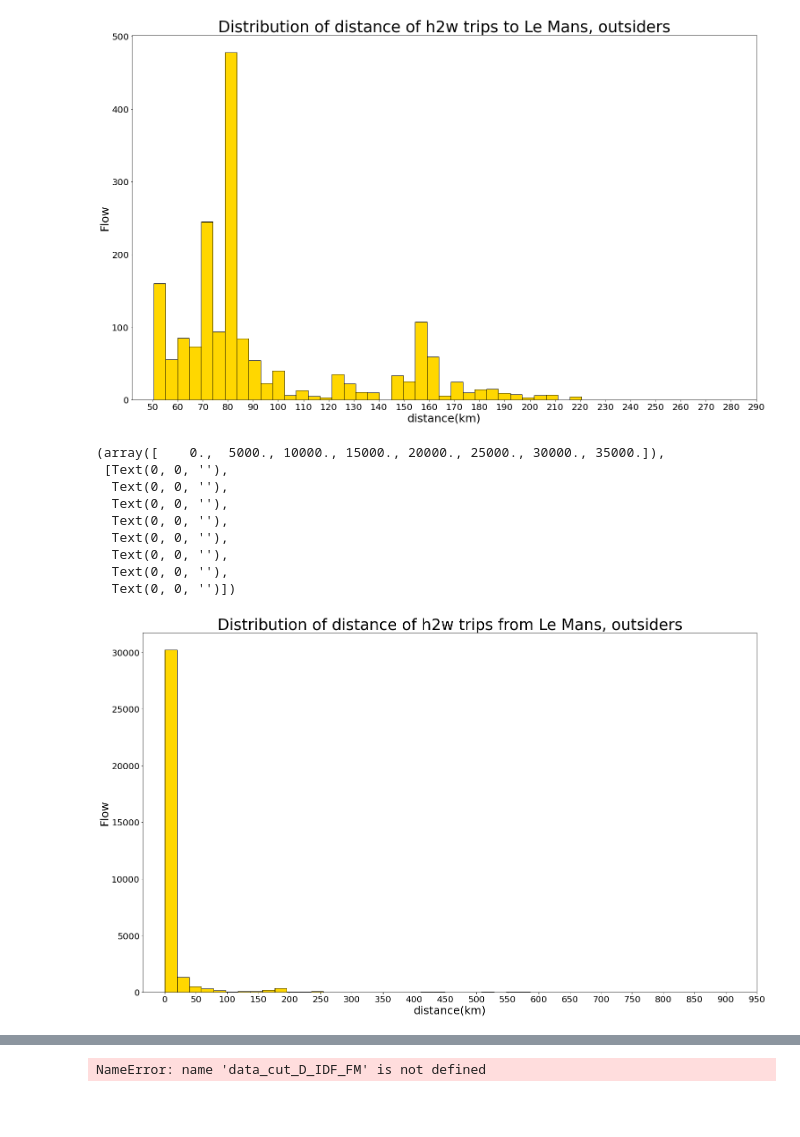
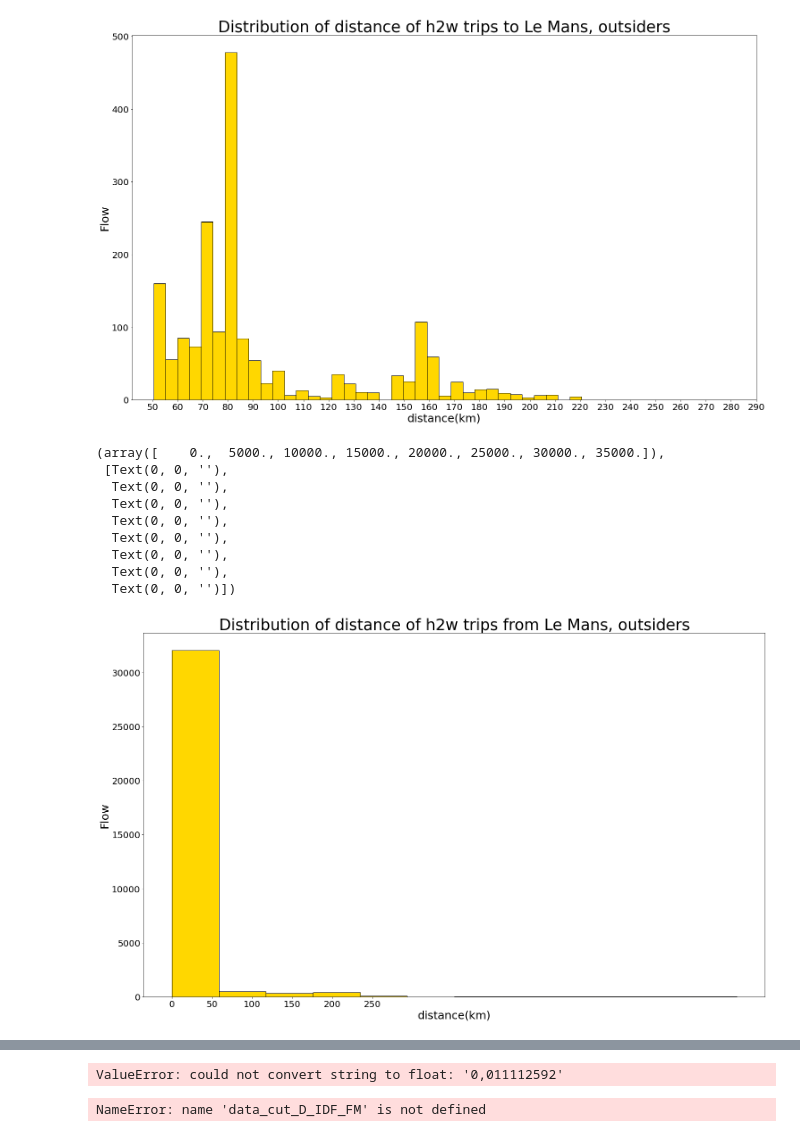
Before and after one commit to MaxelieG/SOMS, a Jupyter notebook: Histogram.ipynb, the cells around one changed output, grey strips where cells are left out. Drawn from its saved outputs; the diff is of its cells as text; code cells hidden in the pictures; blank space fills up the shorter version.

```diff
--- a/Histogram.ipynb
+++ b/Histogram.ipynb
@@ -42,7 +42,7 @@ commune_france = gpd.read_file('C:/Users/kangl/Desktop/données/shapefile/France
 #commune_france = commune_france.drop(columns=['reg', 'cateaav20'])
 #set the type as string
 #commune_paris.insee = commune_paris.insee.astype(str)
-data = data[['nomcom_O','nomcom_D','flux','distance','voy*km','VP*km','TC*km','emp_O','emp_D','actifs_O','actifs_D']]
+data = data[['nomcom_O','nomcom_D','flux','distance','voy*km','VP*km','TC*km','emp_O','emp_D','actifs_O','actifs_D','Dlong']]
 communes_mans = communes[['nomcom','emp','actifs','PTOT','libuu2020']]
 #region of destination IDF
 #data_cut_D_IDF = data_cut[(data_cut['REGLT']=='11')].reset_index(drop=True)
@@ -251,30 +271,27 @@ plt.show()
 # %%
 fig, ax = plt.subplots(figsize=(25,15))
 
-#ax.set(xticks=range(10), xlim=[0, 1000])
+#ax.set(xticks=range(10), xlim=[0, 500])
 distance = filtered_data_O_wo_mans.distance
 weight = filtered_data_O_wo_mans.flux
 
-plt.hist(distance , color = 'gold', edgecolor = 'black',weights =weight, bins=int(915/25),align='mid')
-#sns.distplot(distance, bins=50, color='blue', label='dep',hist_kws={"edgecolor": 'black','weights':weight},kde_kws={'bw':0.2})
-
+plt.hist(distance, color = 'gold', edgecolor = 'black',weights =weight, bins=int(300/25),align='mid')
 plt.title('Distribution of distance of h2w trips from Le Mans, outsiders',fontsize=35)
 plt.xlabel('distance(km)',fontsize=25)
 plt.ylabel('Flow',fontsize=25)
-
-plt.xticks(np.arange(0, 1000, 50),fontsize=20)
+plt.xticks(np.arange(0, 300, 50),fontsize=20)
 plt.yticks(fontsize=20)
 # %% [output]
 (array([    0.,  5000., 10000., 15000., 20000., 25000., 30000., 35000.]),
  [Text(0, 0, ''),
   Text(0, 0, ''),
   Text(0, 0, ''),
   Text(0, 0, ''),
   Text(0, 0, ''),
   Text(0, 0, ''),
   Text(0, 0, ''),
   Text(0, 0, '')])
-[figure, old version]
+[figure, new version]
 # %%
 filtered_data_D.sort_values(by='flux', ascending=False).head(10)
 # %% [output]
@@ -289,6 +306,28 @@ filtered_data_D.sort_values(by='flux', ascending=False).head(10)
 | 31495 | Mulsanne | Le Mans | 936.586251 | 8.444913 | 7909.389696 | 7317.242874 | 507.554419 | 1421.790535 | 82759.538930 | 2118.588150 | ... |
 | 26402 | Arnage | Le Mans | 930.893633 | 6.636291 | 6177.680589 | 5410.891955 | 498.873747 | 3472.032098 | 82759.538930 | 1993.017385 | ... |
 | 31939 | Parigné-l'Évêque | Le Mans | 865.000000 | 14.271468 | 12344.819930 | 11702.603860 | 214.072022 | 1464.683352 | 82759.538930 | 2120.000000 | ... |
+# %%
+# Filter the data for cities sending more than 100 persons to Le Mans
+filtered_data = filtered_data_D_wo_mans[filtered_data_D_wo_mans['flux'] > 100]
+
+# Merge with communes to get longitude and latitude
+filtered_data = filtered_data.merge(communes[['nomcom', 'long', 'lat']], left_on='nomcom_O', right_on='nomcom', how='left')
+
+# Create a GeoDataFrame for plotting
+gdf = gpd.GeoDataFrame(filtered_data, geometry=gpd.points_from_xy(filtered_data.long, filtered_data.lat))
+
+# Plot the ESOPE diagram
+fig, ax = plt.subplots(figsize=(15, 15))
+gdf.plot(ax=ax, color='blue', markersize=filtered_data['flux'] / 10, alpha=0.5, edgecolor='k')
+
+# Add title and labels
+plt.title('ESOPE Diagram of Cities Sending More Than 100 Persons to Le Mans', fontsize=20)
+plt.xlabel('Longitude', fontsize=15)
+plt.ylabel('Latitude', fontsize=15)
+
+plt.show()
+# %% [output]
+ValueError: could not convert string to float: '0,011112592'
 # %%
 #get the mode share per OD
 table = pd.pivot_table(data_cut_D_IDF_FM, values='IPONDI', index=['COMMUNE','ARM','DCLT','REGION','REGLT'],
```
Also changed, not shown: parts of 2 cells of this notebook.
